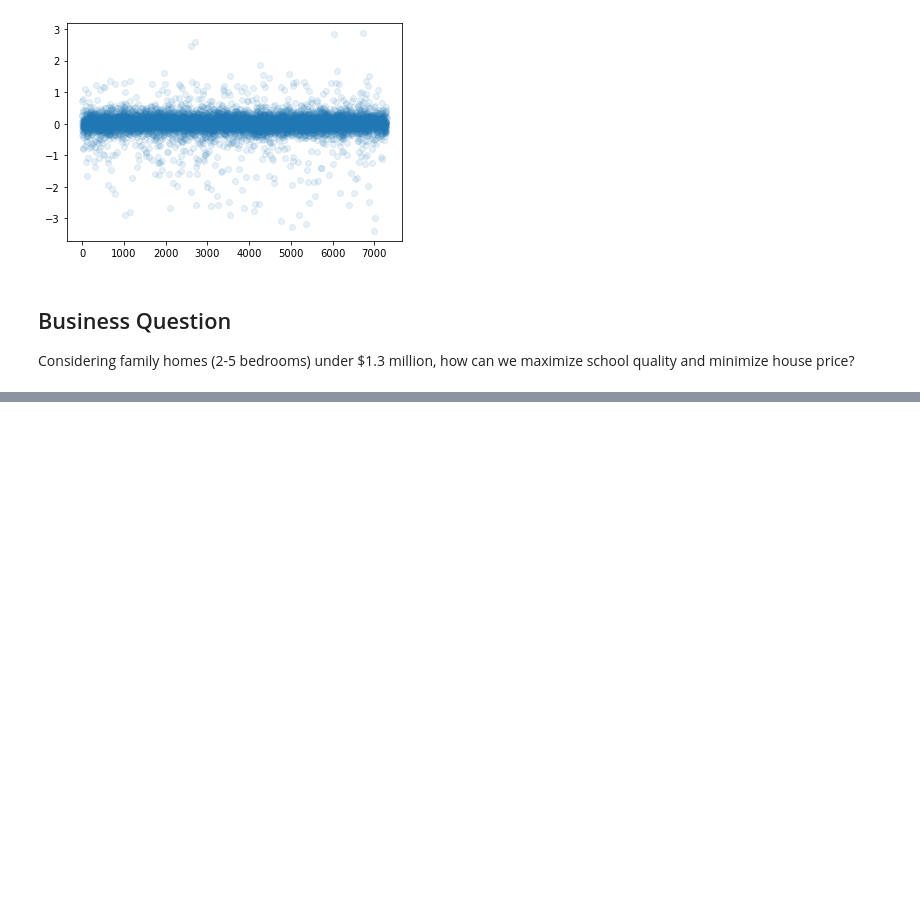
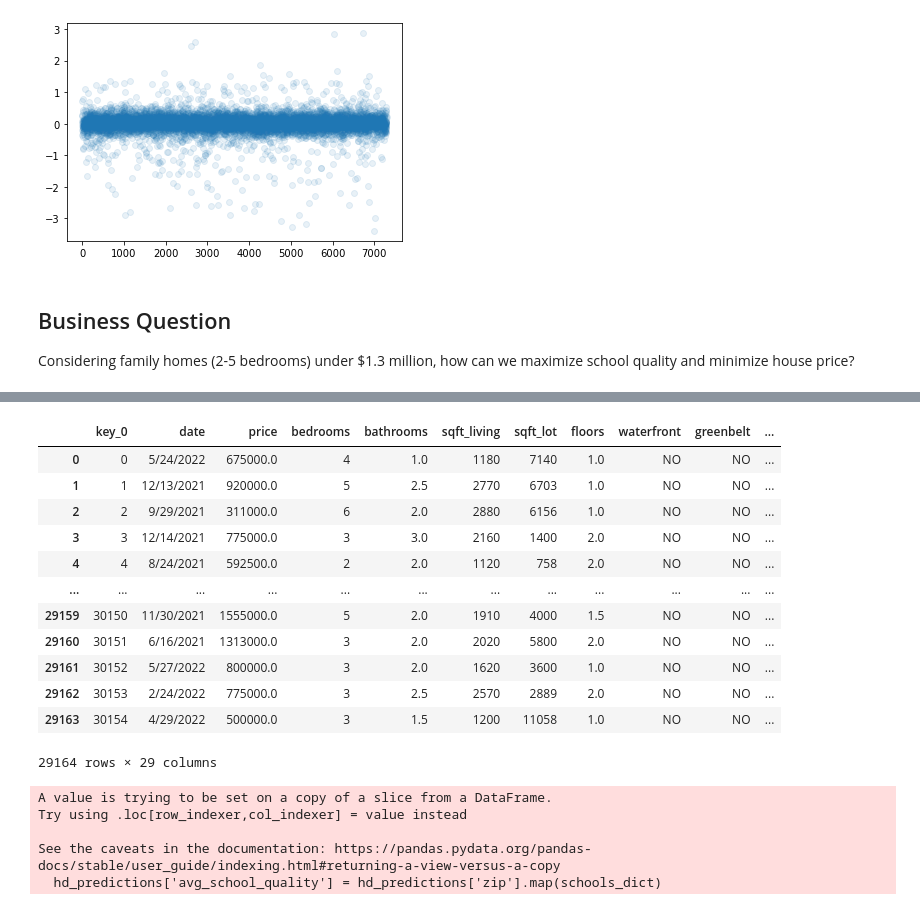
Before and after one commit to emgerber88/Kings-County-Real-Estate-analysis-NAEG, a Jupyter notebook: Nadya/More Clean.ipynb, the cells around one changed output, grey strips where cells are left out. Saved outputs shown, nothing was run; the diff lists cells and outputs as text; code cells hidden in the pictures; blank space fills up the shorter version.

```diff
--- a/Nadya/More Clean.ipynb
+++ b/Nadya/More Clean.ipynb
@@ -841,0 +845,6 @@ Considering family homes (2-5 bedrooms) under $1.3 million, how can we maximize
+# %%
+y = bq["price"]
+X = bq.drop(columns=["price"])
+
+bq_model = sm.OLS(y, sm.add_constant(X)).fit()
+bq_model.summary()
@@ -841,0 +886,25 @@ Considering family homes (2-5 bedrooms) under $1.3 million, how can we maximize
+# %%
+bq_predict = bq_model.predict(sm.add_constant(X))
+# %%
+bq["predicted_sale_price"] = bq_predict
+# %%
+bq["price"] = np.exp(bq["price"])
+bq["predicted_sale_price"] = np.exp(bq["predicted_sale_price"])
+bq['residual'] = bq['price'] - bq["predicted_sale_price"]
+# %%
+hd_predictions = pd.merge(hd, bq[["predicted_sale_price", "residual"]], left_on = hd.index, right_on = bq.index)
+hd_predictions
+# %% [output]
+|  | key_0 | date | price | bedrooms | bathrooms | sqft_living | sqft_lot | floors | waterfront | greenbelt | ... |
+| 0 | 0 | 5/24/2022 | 675000.0 | 4 | 1.0 | 1180 | 7140 | 1.0 | NO | NO | ... |
+| 1 | 1 | 12/13/2021 | 920000.0 | 5 | 2.5 | 2770 | 6703 | 1.0 | NO | NO | ... |
+| 2 | 2 | 9/29/2021 | 311000.0 | 6 | 2.0 | 2880 | 6156 | 1.0 | NO | NO | ... |
+| 3 | 3 | 12/14/2021 | 775000.0 | 3 | 3.0 | 2160 | 1400 | 2.0 | NO | NO | ... |
+| 4 | 4 | 8/24/2021 | 592500.0 | 2 | 2.0 | 1120 | 758 | 2.0 | NO | NO | ... |
+| ... | ... | ... | ... | ... | ... | ... | ... | ... | ... | ... | ... |
+| 29159 | 30150 | 11/30/2021 | 1555000.0 | 5 | 2.0 | 1910 | 4000 | 1.5 | NO | NO | ... |
+| 29160 | 30151 | 6/16/2021 | 1313000.0 | 3 | 2.0 | 2020 | 5800 | 2.0 | NO | NO | ... |
+| 29161 | 30152 | 5/27/2022 | 800000.0 | 3 | 2.0 | 1620 | 3600 | 1.0 | NO | NO | ... |
+| 29162 | 30153 | 2/24/2022 | 775000.0 | 3 | 2.5 | 2570 | 2889 | 2.0 | NO | NO | ... |
+| 29163 | 30154 | 4/29/2022 | 500000.0 | 3 | 1.5 | 1200 | 11058 | 1.0 | NO | NO | ... |
+29164 rows × 29 columns
@@ -841,0 +913,8 @@ Considering family homes (2-5 bedrooms) under $1.3 million, how can we maximize
+# %%
+hd_predictions['avg_school_quality'] = hd_predictions['zip'].map(schools_dict)
+# %% [output]
+A value is trying to be set on a copy of a slice from a DataFrame.
+Try using .loc[row_indexer,col_indexer] = value instead
+
+See the caveats in the documentation: https://pandas.pydata.org/pandas-docs/stable/user_guide/indexing.html#returning-a-view-versus-a-copy
+  hd_predictions['avg_school_quality'] = hd_predictions['zip'].map(schools_dict)
```
Also changed, not shown: parts of 22 cells of this notebook, 2 other files.
